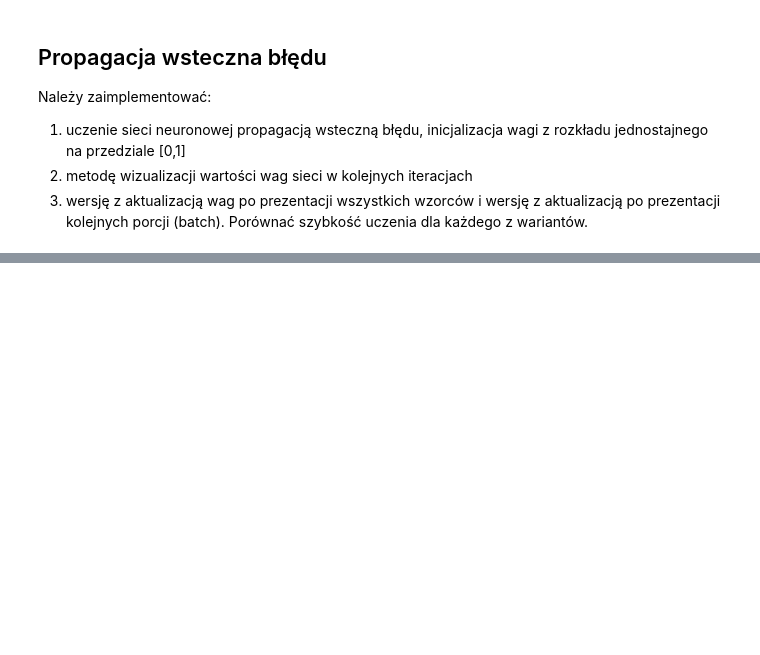
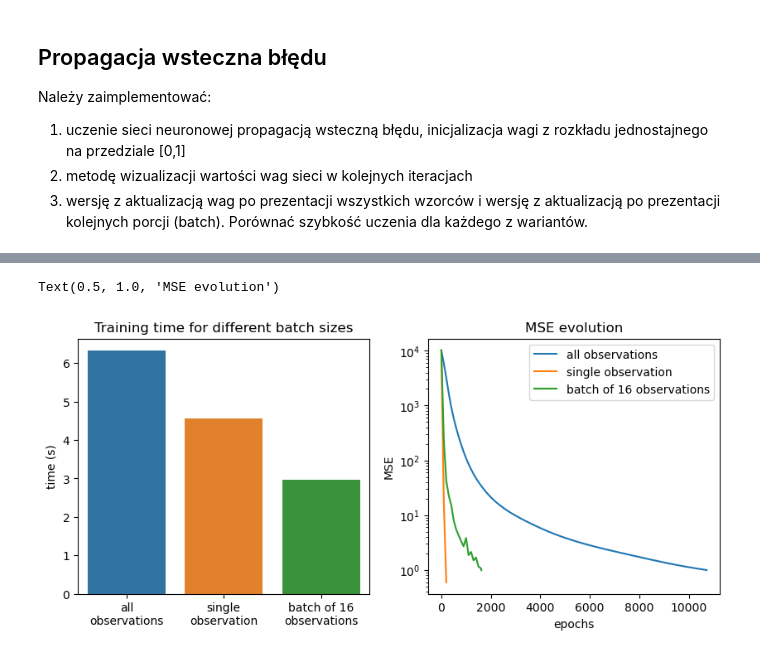
Before and after one commit to skowronskid/Computational-Analysis-Methods, a Jupyter notebook: NN/main.ipynb, the cells around one changed output, grey strips where cells are left out. Cells and saved outputs as stored; diff of their text form; code cells hidden in the pictures; blank space fills up the shorter version.

```diff
--- a/NN/main.ipynb
+++ b/NN/main.ipynb
@@ -330,0 +313,20 @@ Length: 1000, dtype: float64
+# %%
+fig, axes = plt.subplots(1, 2, figsize=(10,4))
+batch_size = 16
+
+labels = ["all observations","single observation",f"batch of {batch_size} observations"]
+
+axes[0] = sns.barplot(x=["all\nobservations", "single\nobservation",f"batch of {batch_size}\nobservations"],y=[time1,time2,time3], ax=axes[0])
+axes[0].set_title("Training time for different batch sizes")
+axes[0].set_ylabel("time (s)")
+
+axes[1] = sns.lineplot(x=np.concatenate([np.arange(1,(len(mse1)-1)*100+1,100),[epochs1]]),y=mse1,label="all observations")
+axes[1] = sns.lineplot(x=np.concatenate([np.arange(1,(len(mse2)-1)*100+1,100),[epochs2]]),y=mse2,label="single observation")
+axes[1] = sns.lineplot(x=np.concatenate([np.arange(1,(len(mse3)-1)*100+1,100),[epochs3]]),y=np.array(mse3),label=f"batch of {batch_size} observations")
+axes[1].set_yscale("log")
+axes[1].set_xlabel("epochs")
+axes[1].set_ylabel("MSE")
+axes[1].set_title("MSE evolution")
+# %% [output]
+Text(0.5, 1.0, 'MSE evolution')
+[figure, added]
```
Also changed, not shown: parts of 21 cells of this notebook, 2 other files.
